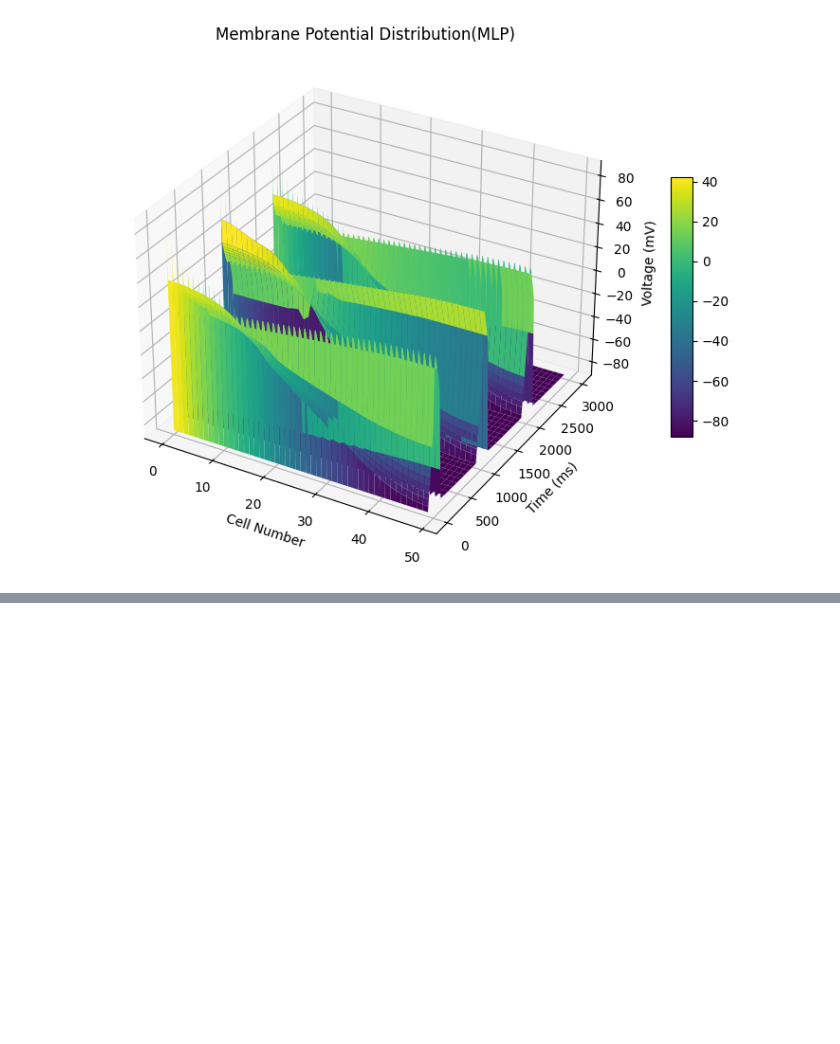
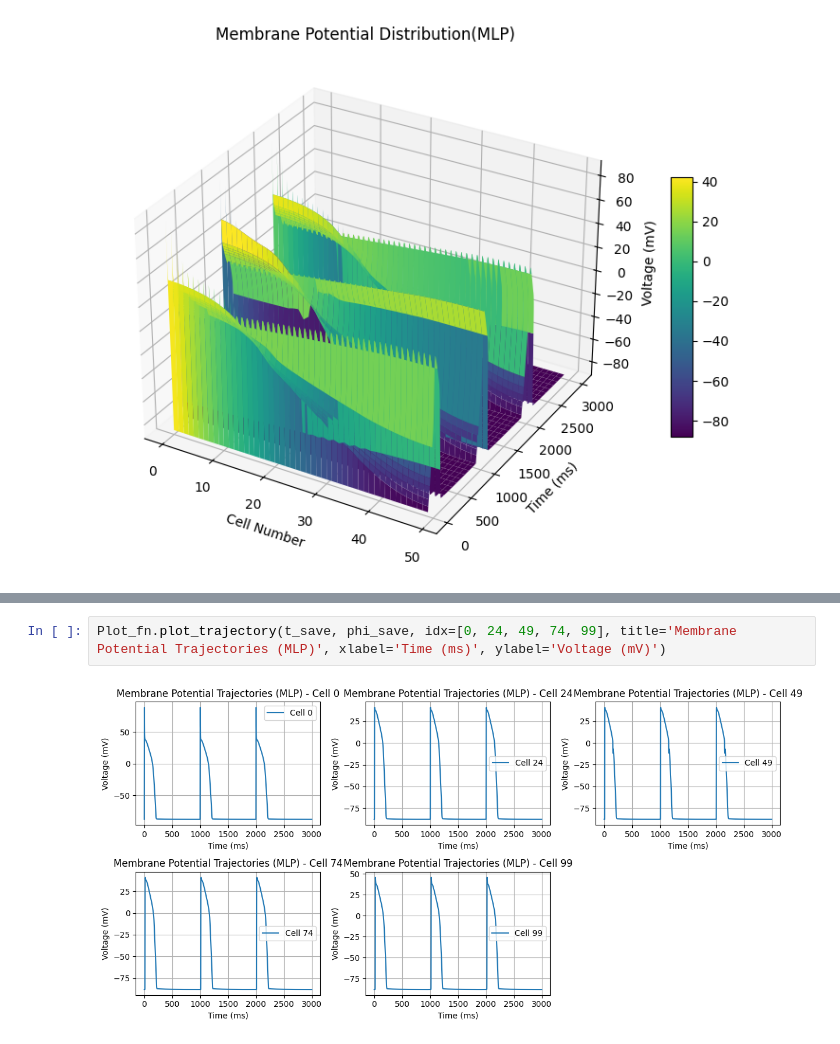
Before and after one commit to Richard71111/ID_hetg_NN, a Jupyter notebook: test_ResNet.ipynb, the cells around one changed output, grey strips where cells are left out. Cells and saved outputs as stored; diff of their text form; blank space fills up the shorter version.

```diff
--- a/test_ResNet.ipynb
+++ b/test_ResNet.ipynb
@@ -545,0 +171,4 @@ Plot_fn.plot_2D_map(t_save, phi_save, title='Membrane Potential Distribution(MLP
+# %%
+Plot_fn.plot_trajectory(t_save, phi_save, idx=[0, 24, 49, 74, 99], title='Membrane Potential Trajectories (MLP)', xlabel='Time (ms)', ylabel='Voltage (mV)')
+# %% [output]
+[figure, added]
```
Also changed, not shown: parts of 25 cells of this notebook, 6 other files.
